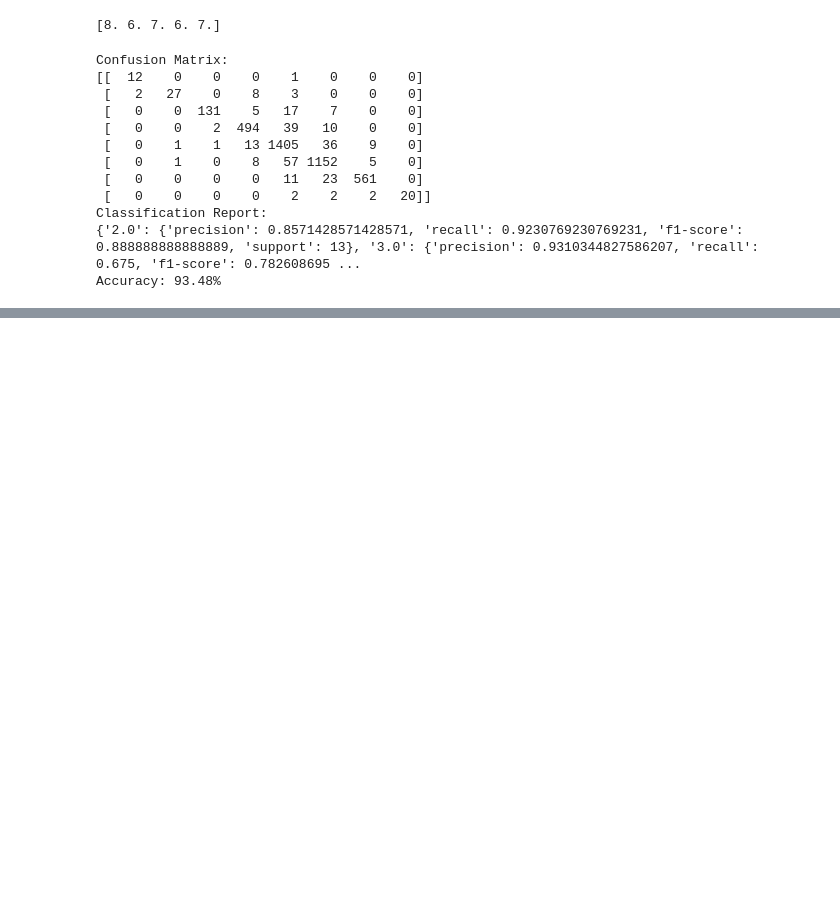
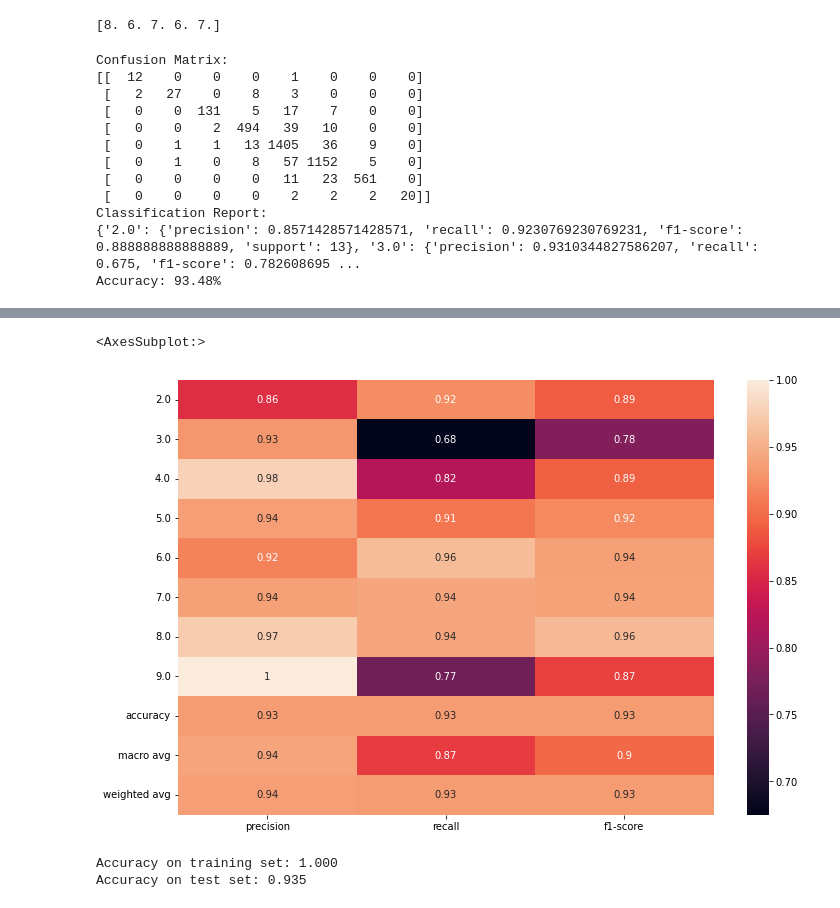
Before and after one commit to Shane-McCallum/Data-Society-Netflix-Capstone, a Jupyter notebook: 1. Data & Notebooks/Netflix Data - Classification.ipynb, the cells around one changed output, grey strips where cells are left out. Drawn from its saved outputs; the diff is of its cells as text; code cells hidden in the pictures; blank space fills up the shorter version.

```diff
--- a/1. Data & Notebooks/Netflix Data - Classification.ipynb
+++ b/1. Data & Notebooks/Netflix Data - Classification.ipynb
@@ -274,0 +273,12 @@ Accuracy on test set: 0.935
+# %%
+plt.figure(figsize=(12,8))
+sns.heatmap(pd.DataFrame(result1).iloc[:-1, :].T, annot=True)
+# %% [output]
+<AxesSubplot:>
+[figure, added]
+# %%
+print("Accuracy on training set: {:.3f}".format(model.score(X_train, y_train)))
+print("Accuracy on test set: {:.3f}".format(model.score(X_test, y_test)))
+# %% [output]
+Accuracy on training set: 1.000
+Accuracy on test set: 0.935
```
Also changed, not shown: parts of 24 cells of this notebook, 1 other file.
